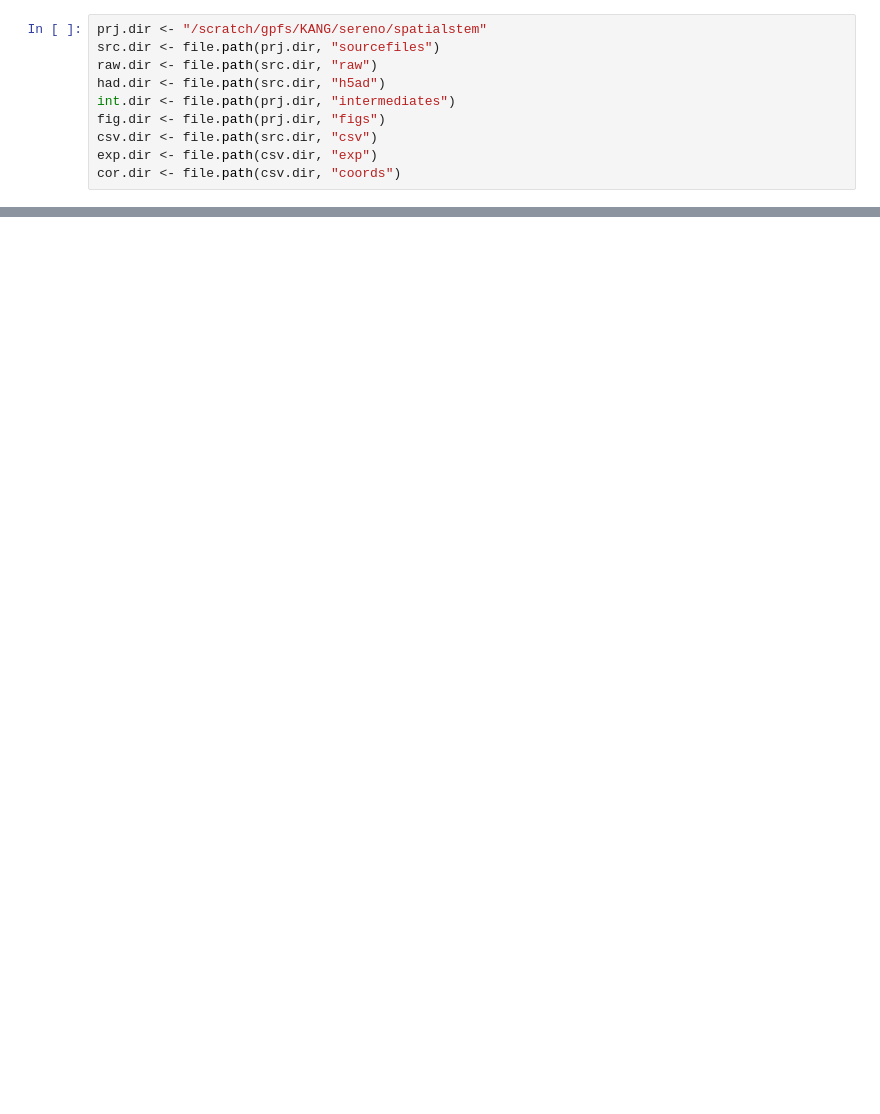
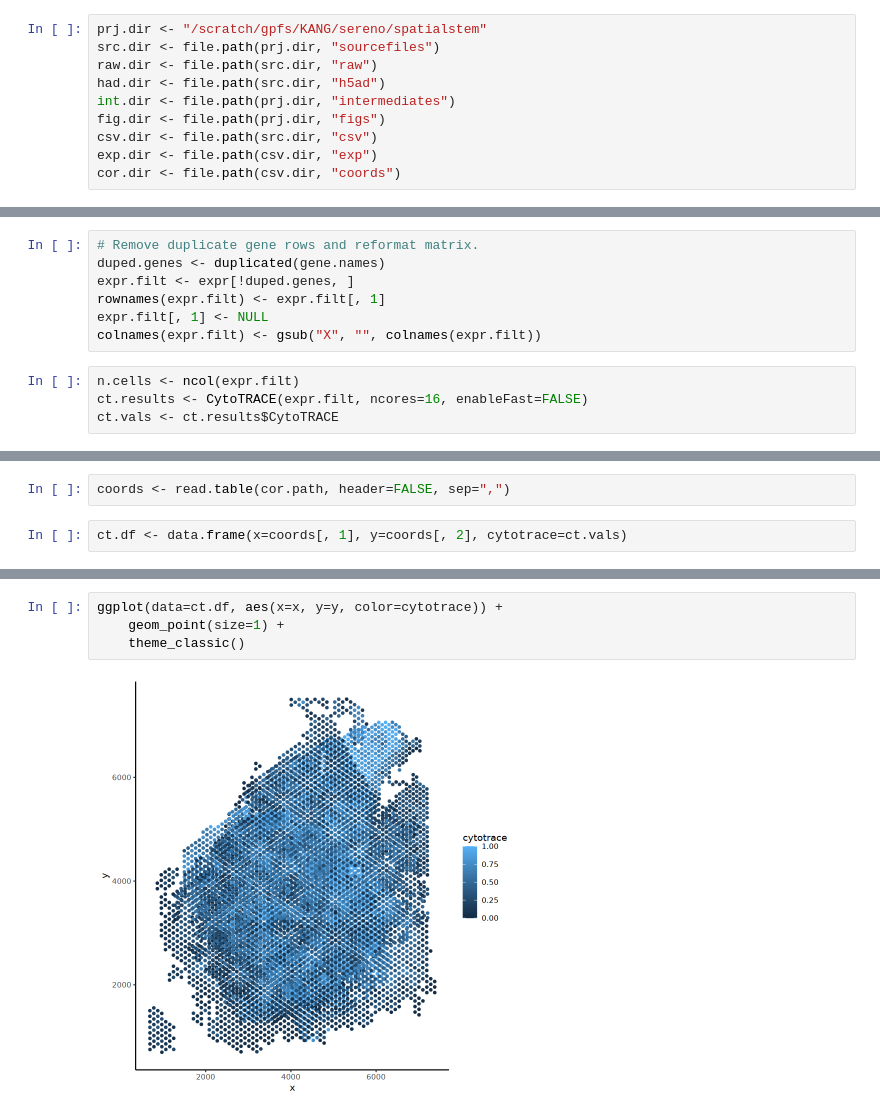
Before and after one commit to serenolopezdarwin/review_spatialstemmarkers, a Jupyter notebook: cytotrace_implementation.ipynb, the cells around one changed output, grey strips where cells are left out. Saved outputs shown, nothing was run; the diff lists cells and outputs as text; blank space fills up the shorter version.

```diff
--- a/cytotrace_implementation.ipynb
+++ b/cytotrace_implementation.ipynb
@@ -26,0 +36,11 @@ exp.paths[1]
+# %%
+# Remove duplicate gene rows and reformat matrix.
+duped.genes <- duplicated(gene.names)
+expr.filt <- expr[!duped.genes, ]
+rownames(expr.filt) <- expr.filt[, 1]
+expr.filt[, 1] <- NULL
+colnames(expr.filt) <- gsub("X", "", colnames(expr.filt))
+# %%
+n.cells <- ncol(expr.filt)
+ct.results <- CytoTRACE(expr.filt, ncores=16, enableFast=FALSE)
+ct.vals <- ct.results$CytoTRACE
@@ -26,0 +63,4 @@ exp.paths[1]
+# %%
+coords <- read.table(cor.path, header=FALSE, sep=",")
+# %%
+ct.df <- data.frame(x=coords[, 1], y=coords[, 2], cytotrace=ct.vals)
@@ -26,0 +77,6 @@ exp.paths[1]
+# %%
+ggplot(data=ct.df, aes(x=x, y=y, color=cytotrace)) +
+    geom_point(size=1) +
+    theme_classic()
+# %% [output]
+[figure, added]
```
Also changed, not shown: parts of 6 cells of this notebook, 2 other files.
